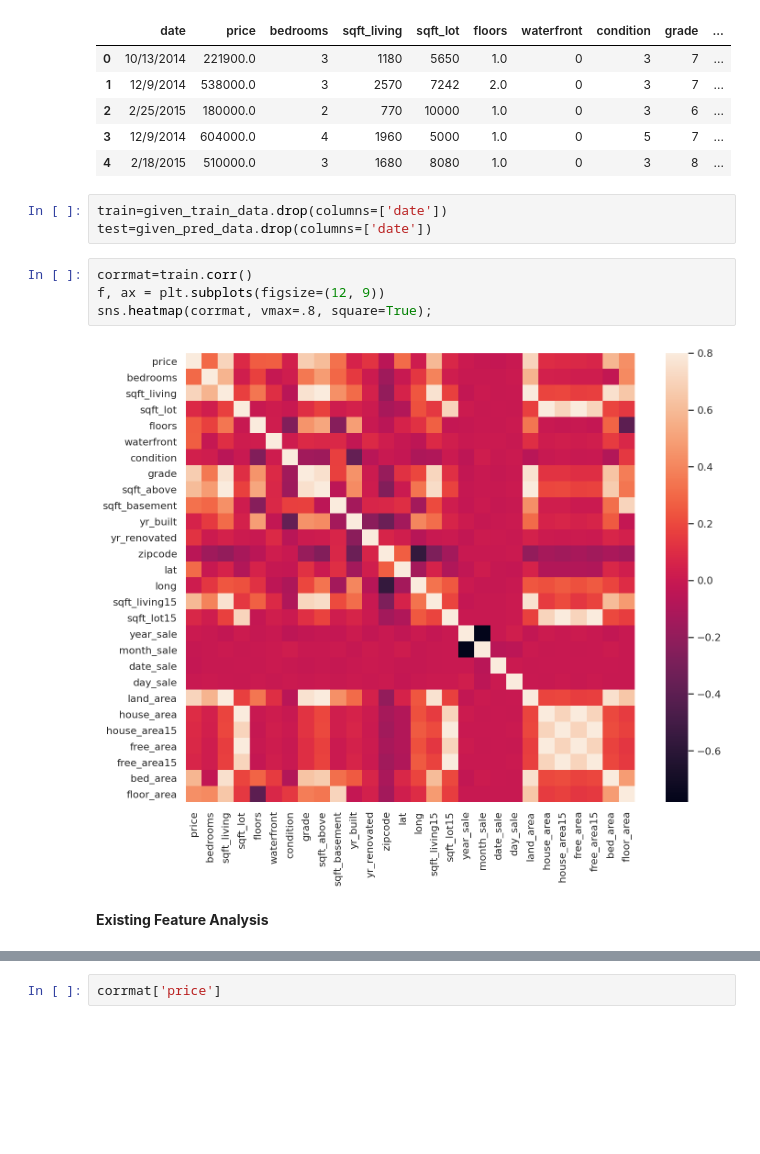
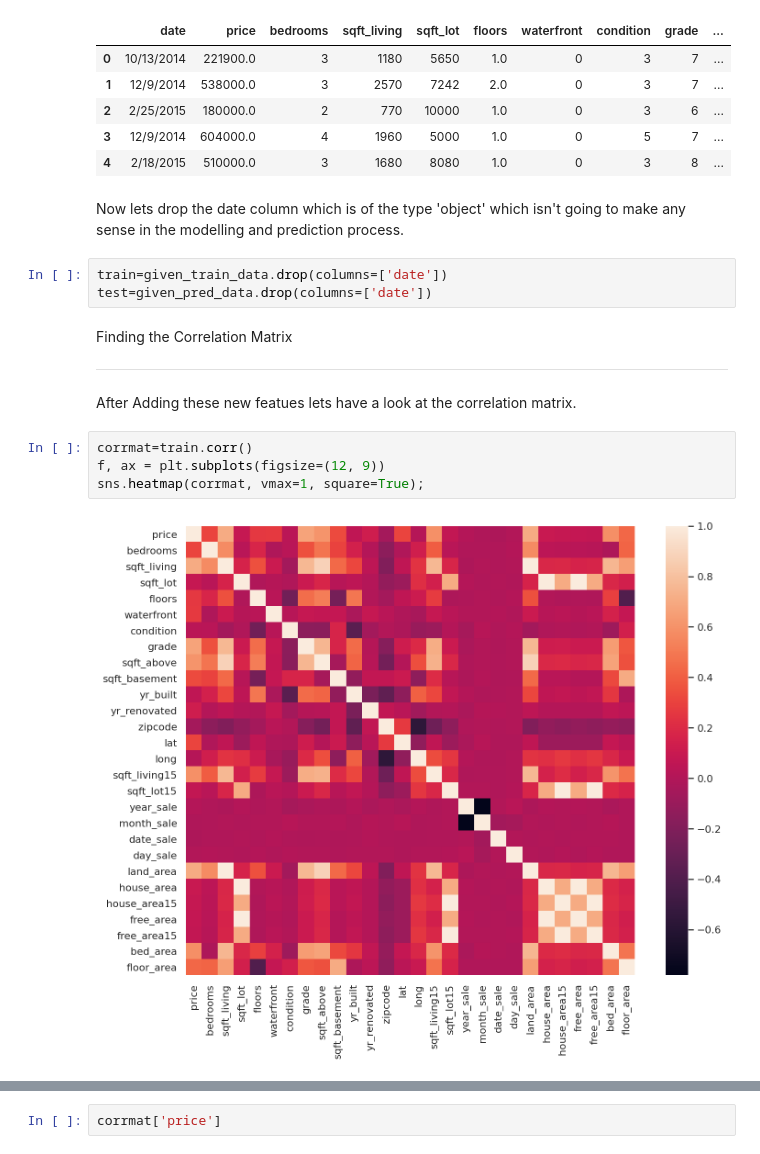
Before and after one commit to rsharanesh/shara, a Jupyter notebook: Final_Feature_modelling_GridSearch.ipynb, the cells around one changed output, grey strips where cells are left out. Cells and saved outputs as stored; diff of their text form; blank space fills up the shorter version.

```diff
--- a/Final_Feature_modelling_GridSearch.ipynb
+++ b/Final_Feature_modelling_GridSearch.ipynb
@@ -128,14 +152,19 @@ given_train_data.head()
 | 2 | 2/25/2015 | 180000.0 | 2 | 770 | 10000 | 1.0 | 0 | 3 | 6 | ... |
 | 3 | 12/9/2014 | 604000.0 | 4 | 1960 | 5000 | 1.0 | 0 | 5 | 7 | ... |
 | 4 | 2/18/2015 | 510000.0 | 3 | 1680 | 8080 | 1.0 | 0 | 3 | 8 | ... |
+# %% [markdown]
+Now lets drop the date column which is of the type 'object' which isn't going to make any sense in the modelling and prediction process.
 # %%
 train=given_train_data.drop(columns=['date'])
 test=given_pred_data.drop(columns=['date'])
+# %% [markdown]
+Finding the Correlation Matrix
+
+---
+After Adding these new featues lets have a look at the correlation matrix.
 # %%
 corrmat=train.corr()
 f, ax = plt.subplots(figsize=(12, 9))
-sns.heatmap(corrmat, vmax=.8, square=True);
+sns.heatmap(corrmat, vmax=1, square=True);
 # %% [output]
-[figure, old version]
+[figure, new version]
-# %% [markdown]
-**Existing Feature Analysis**
```
Also changed, not shown: parts of 139 cells of this notebook.
